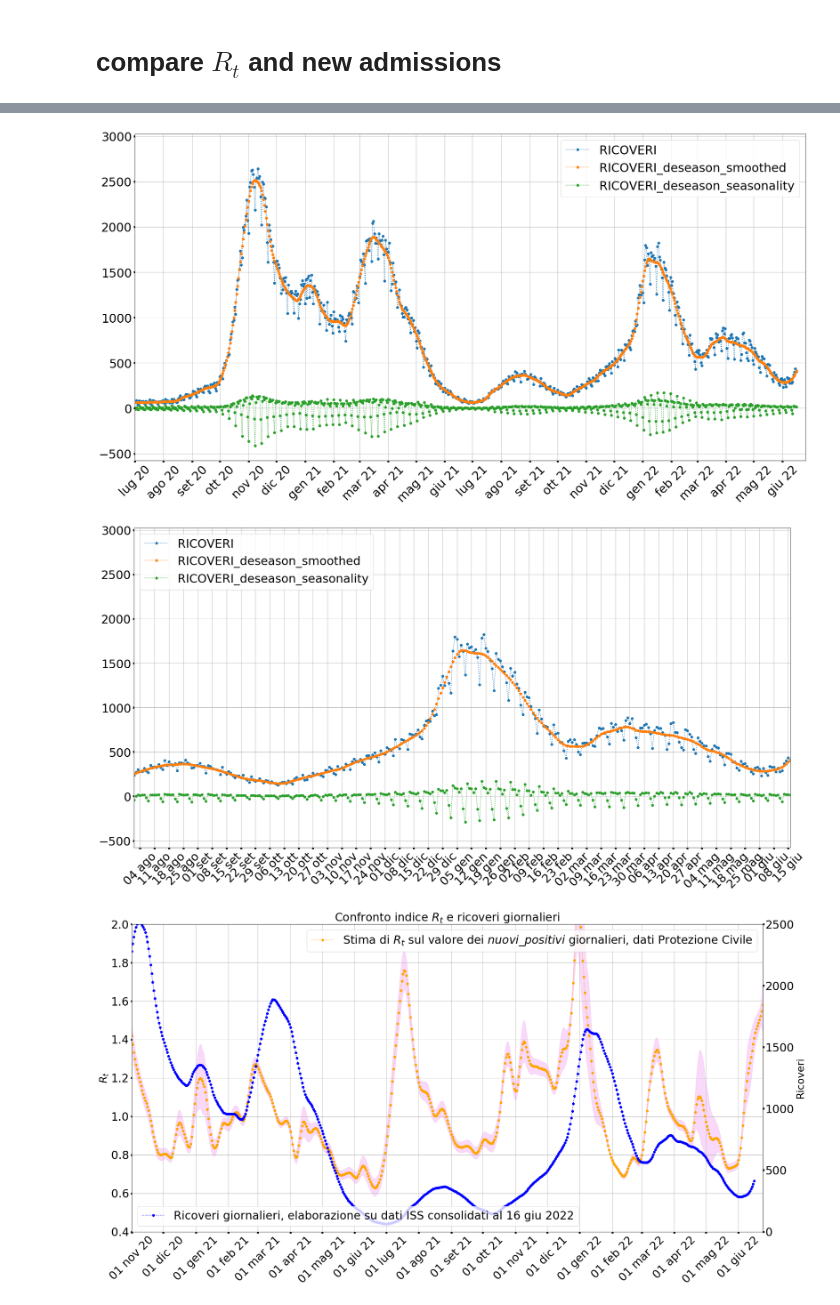
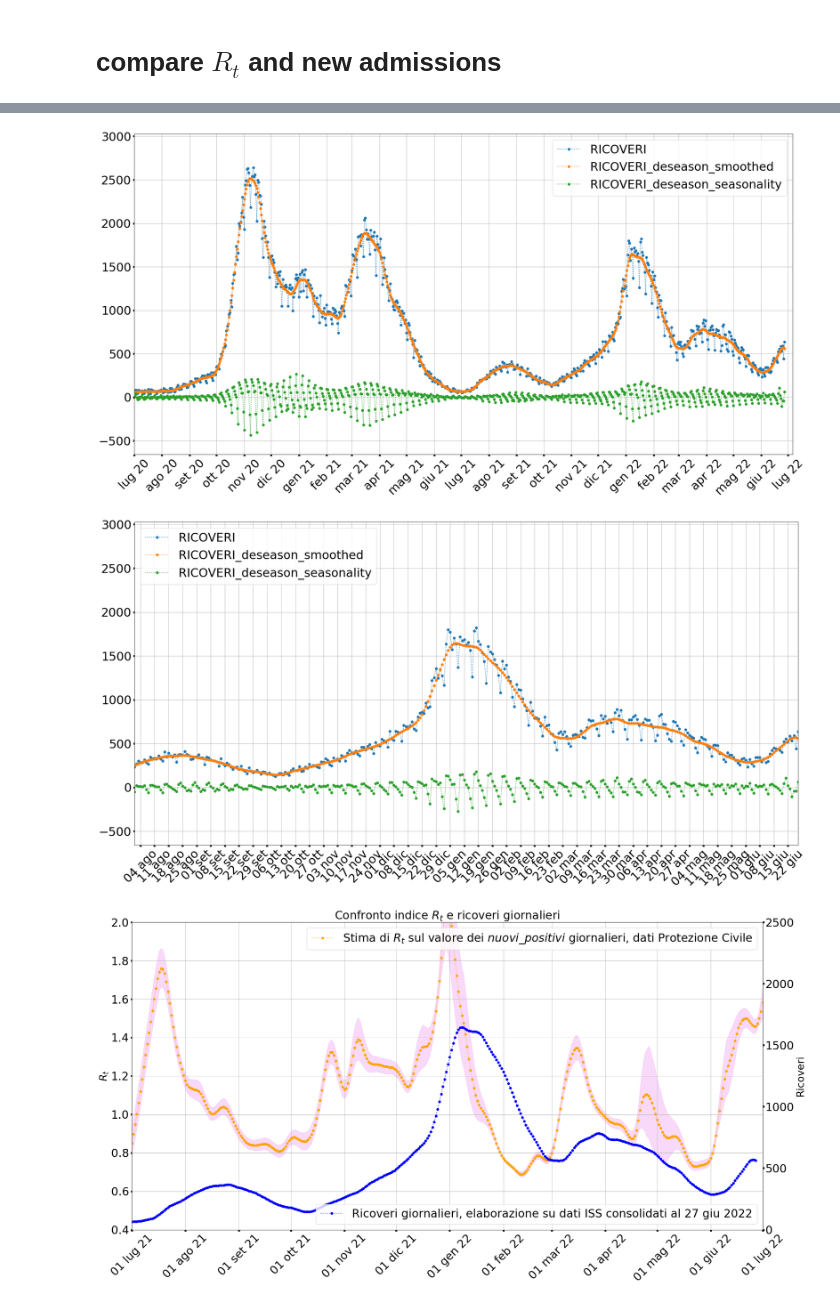
Before and after one commit to tomorrowdata/COVID-19, a Jupyter notebook: notebooks/Rt_on_italian_national_data.ipynb, the cells around one changed output, grey strips where cells are left out. Cells and saved outputs as stored; diff of their text form; code cells hidden in the pictures.

```diff
--- a/notebooks/Rt_on_italian_national_data.ipynb
+++ b/notebooks/Rt_on_italian_national_data.ipynb
@@ -559,7 +557,7 @@ italy_calc_data.tail(20)
 #    ricoveri = pd.read_excel(ISS_XLSX_FILE, sheet_name=SHEET, engine="openpyxl")
 # %%
 ricoveri = pd.read_csv(
-    os.path.join(BASE_DATA_PATH, 'sources/ISS/covid_19-iss_2022-06-26T22:34:46+00:00.ricoveri.csv'),
+    os.path.join(BASE_DATA_PATH, 'sources/ISS/covid_19-iss_2022-07-05T22:35:03+00:00.ricoveri.csv'),
     #parse_dates=['iss_date', 'DATARICOVERO1']
 )
 
@@ -575,7 +573,7 @@ ricoveri['data']= pd.to_datetime(
 ricoveri.sort_values(by='data', inplace=True)
 ricoveri.reset_index(drop=True, inplace=True)
 # %%
-ricoveri_stable = ricoveri.loc[ricoveri.data<"2022-06-17"].copy()
+ricoveri_stable = ricoveri.loc[ricoveri.data<"2022-06-28"].copy()
 
 RSVD_smooth_data_generic(
     ricoveri_stable, ['RICOVERI'],
@@ -613,7 +611,7 @@ plotting.plot_series(
     legend_loc="upper right"
 )
 # %% [output]
-[figure, old version]
+[figure, new version]
 # %%
 plotting.plot_series(
     df=ricoveri_stable,
@@ -626,7 +624,7 @@ plotting.plot_series(
     legend_loc="upper left"
 )
 # %% [output]
-[figure, old version]
+[figure, new version]
 # %%
 plotting.plot_series(
     title='Confronto indice $R_t$ e ricoveri giornalieri',
@@ -641,35 +639,35 @@ plotting.plot_series(
             ],
             'fill_between': [
                 f'nuovi_positivi_smooth_deseas_Rt_MCMC_HDI_95_min_pastdays_{pastdays}',
                 f'nuovi_positivi_smooth_deseas_Rt_MCMC_HDI_95_max_pastdays_{pastdays}',
             ],
             'labels': [
                 f'Stima di $R_t$ sul valore dei $nuovi\_positivi$ giornalieri, dati Protezione Civile',
             ],
             'colors':['orange']
         },
         {
             'df': ricoveri_stable, #ricoveri[ricoveri.data<="2021-07-11"],
             'xfield': 'data',
             'yfields': ['RICOVERI_deseason_smoothed'],
             'colors': ['blue'],
             'secondary_ylim': (0,2500),
             'secondary_ylabel': "Ricoveri",
             'labels':[f'Ricoveri giornalieri, elaborazione su dati ISS consolidati al {ricoveri_stable.data.max().strftime("%d %b %Y")}']
         },
     ],
-    xlim=(datetime(2020,11,1), italy_calc_data.data.max()),
+    xlim=(datetime(2021,7,1), italy_calc_data.data.max()),
     ylim=(0.4,2),
     y_label='$R_t$',
     #tick_fontsize=22,
     #ylim=(-10000,40000),
     legend_loc="upper right",
     img_file_path_without_extension=os.path.join(BASE_IMAGES_PATH, "italy/confr_rt_con_ricoveri_2021_2022"),
     dpi=150,
     quality=60,
 )
 # %% [output]
-[figure, old version]
+[figure, new version]
 # %%
 Rt_min = \
 (italy_calc_data.loc[italy_calc_data.data>"2022-05-01", "nuovi_positivi_smooth_deseas_Rt_MCMC_pastdays_000"].min(),
```
Also changed, not shown: parts of 20 cells of this notebook, 11 other files.
